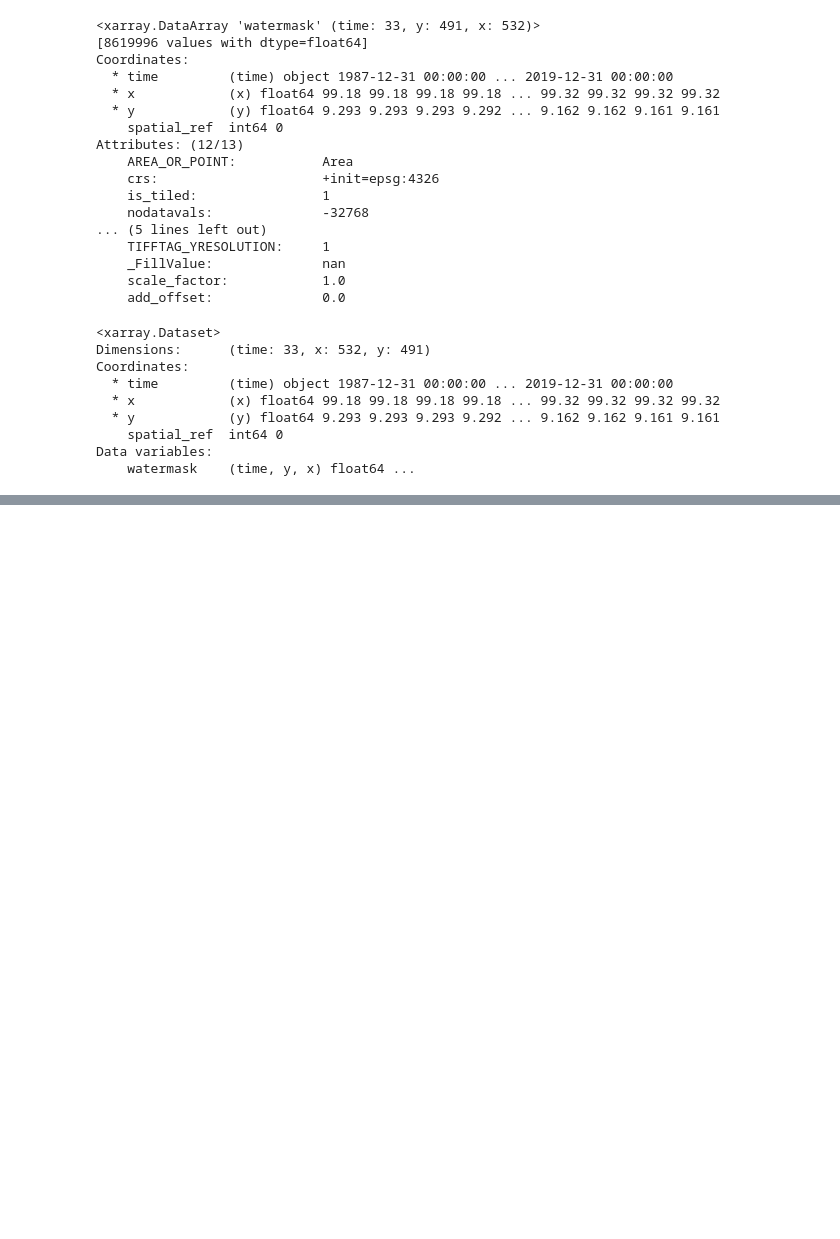
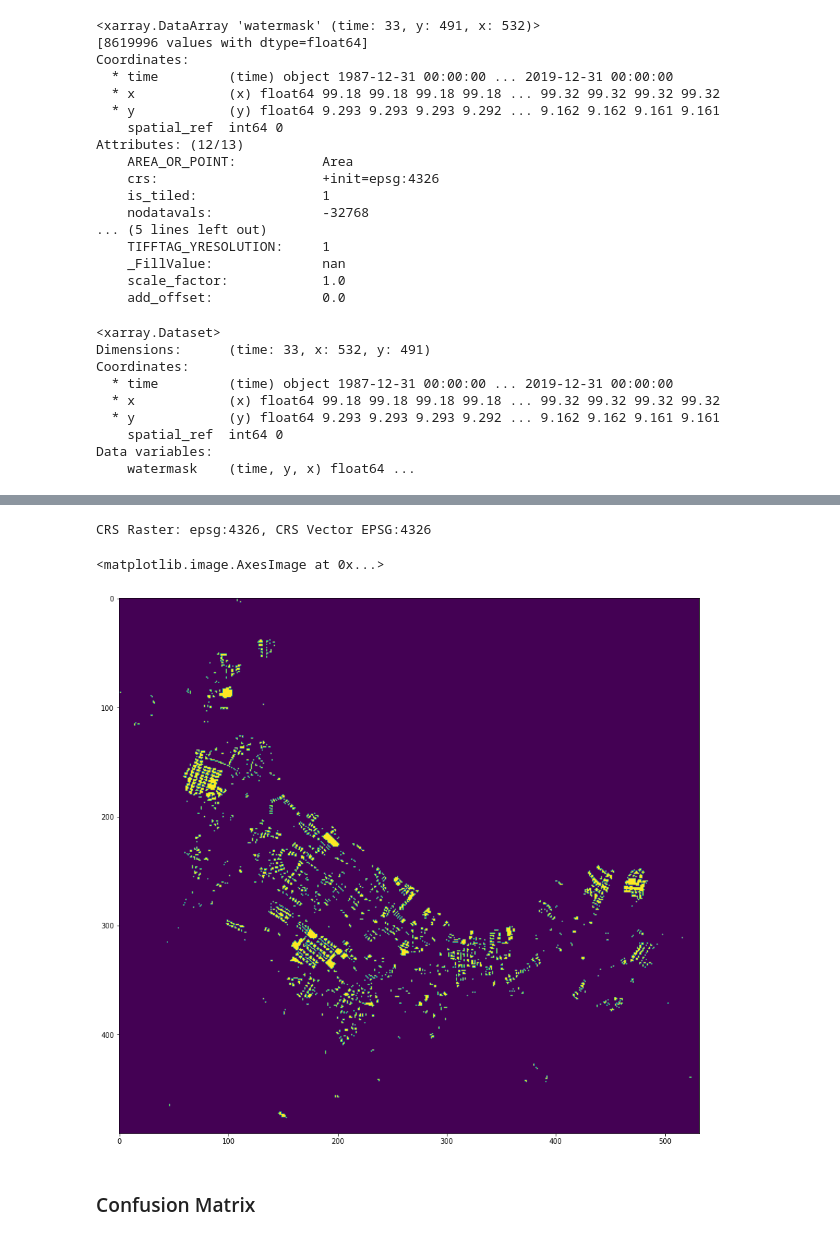
Before and after one commit to Shirobakaidou/Aquaponds, a Jupyter notebook: 03_test_otsu.ipynb, the cells around one changed output, grey strips where cells are left out. Drawn from its saved outputs; the diff is of its cells as text; code cells hidden in the pictures; blank space fills up the shorter version.

```diff
--- a/03_test_otsu.ipynb
+++ b/03_test_otsu.ipynb
@@ -357,0 +451,10 @@ xds.watermask.plot(robust=True, col="time", col_wrap=3)
+# %%
+bbox = geometry.Polygon(
+        [[99.18087250062585, 9.293202617724758],
+          [99.18087250062585, 9.161172665389476],
+          [99.32404941152667, 9.161172665389476],
+          [99.32404941152667, 9.293202617724758]])
+# %%
+ponds_subset = ponds_one_country[ponds_one_country.geometry.within(bbox)]
+print(ponds_subset.shape)
+ponds_subset.head()
@@ -357,0 +487,55 @@ xds.watermask.plot(robust=True, col="time", col_wrap=3)
+# %%
+# Load Raster
+wdir = '/content/drive/My Drive/myExportImage/'
+raster_path = os.path.join(wdir, "predict_2019.tif")
+with rasterio.open(raster_path, "r") as src:
+    raster_img = src.read()
+    raster_meta = src.meta
+# %%
+# Load Vector
+vct = ponds_subset
+# %%
+# Verify that the raster and vector are having same CRS
+print("CRS Raster: {}, CRS Vector {}".format(vct.crs, src.crs))
+# %% [output]
+CRS Raster: epsg:4326, CRS Vector EPSG:4326
+# %%
+# Generate Binary Mask
+
+#Generate polygon
+def poly_from_utm(polygon, transform):
+    poly_pts = []
+
+    poly = cascaded_union(polygon)
+    for i in np.array(poly.exterior.coords):
+
+        # Convert polygons to the image CRS
+        poly_pts.append(~transform * tuple(i))
+
+    # Generate a polygon object
+    new_poly = Polygon(poly_pts)
+    return new_poly
+
+# Generate Binary maks
+
+poly_shp = []
+im_size = (src.meta['height'], src.meta['width'])
+for num, row in vct.iterrows():
+    if row['geometry'].geom_type == 'Polygon':
+        poly = poly_from_utm(row['geometry'], src.meta['transform'])
+        poly_shp.append(poly)
+    else:
+        for p in row['geometry']:
+            poly = poly_from_utm(p, src.meta['transform'])
+            poly_shp.append(poly)
+
+mask = rasterize(shapes=poly_shp,
+                 out_shape=im_size)
+
+# Plot the mask
+
+plt.figure(figsize=(15,15))
+plt.imshow(mask)
+# %% [output]
+<matplotlib.image.AxesImage at 0x...>
+[figure, added]
@@ -357,0 +549,2 @@ xds.watermask.plot(robust=True, col="time", col_wrap=3)
+# %% [markdown]
+### Confusion Matrix
```
Also changed, not shown: parts of 35 cells of this notebook.
